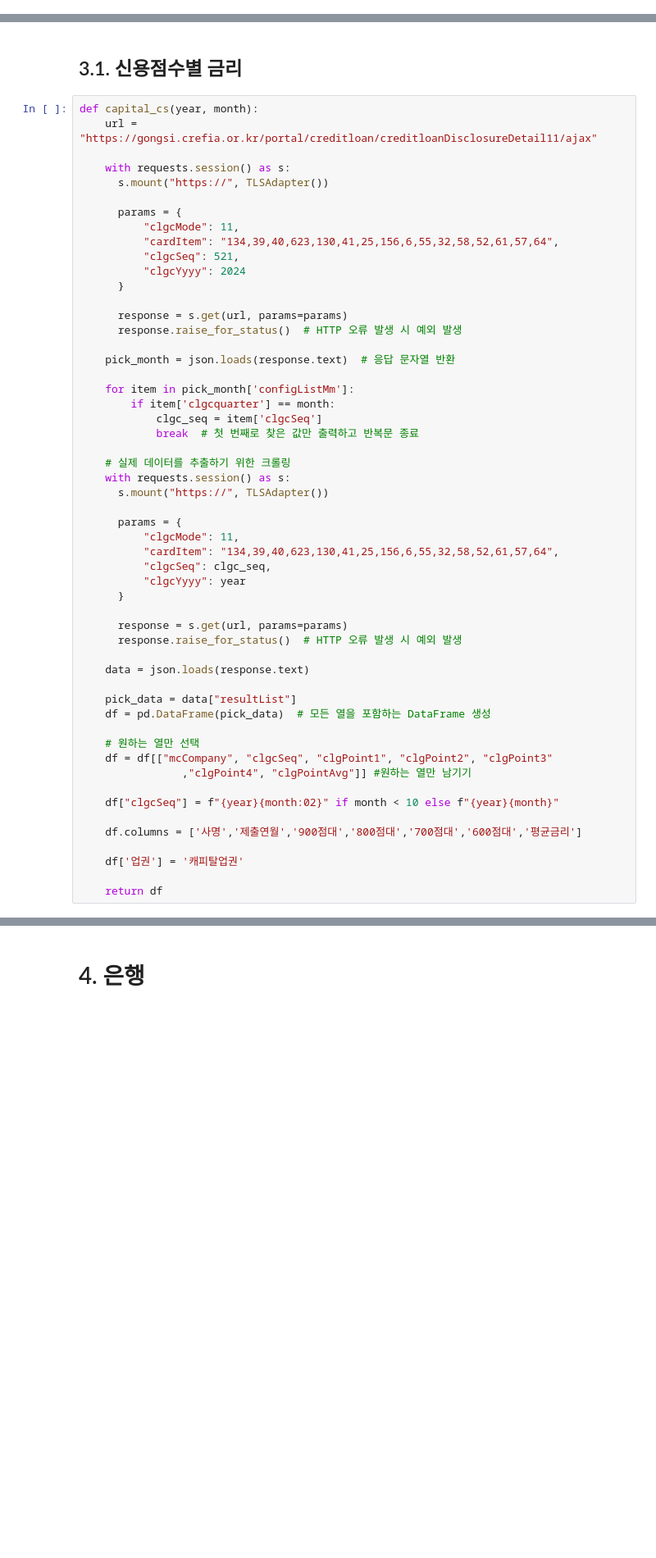
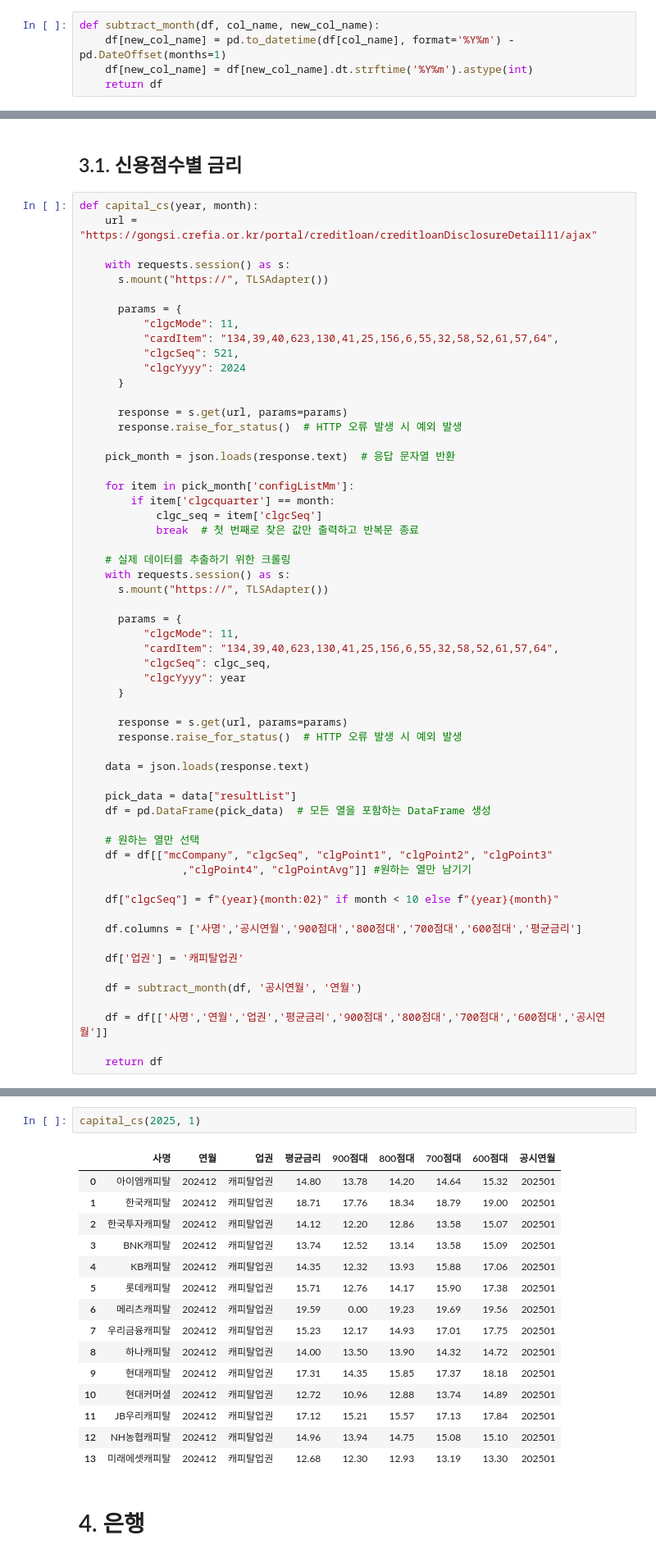
Before and after one commit to kty0307/Blog, a Jupyter notebook: GPTs.ipynb, the cells around one changed output, grey strips where cells are left out. Shown: that part at 82% size. Cells and saved outputs as stored; diff of their text form; blank space fills up the shorter version.

```diff
--- a/GPTs.ipynb
+++ b/GPTs.ipynb
@@ -26,6 +27,11 @@ class NewTLSAdapter(HTTPAdapter):
         ctx.set_ciphers("AES128-SHA256")  # 원하는 Cipher Suite 설정
         kwargs["ssl_context"] = ctx
         return super().init_poolmanager(*args, **kwargs)
+# %%
+def subtract_month(df, col_name, new_col_name):
+    df[new_col_name] = pd.to_datetime(df[col_name], format='%Y%m') - pd.DateOffset(months=1)
+    df[new_col_name] = df[new_col_name].dt.strftime('%Y%m').astype(int)
+    return df
 # %% [markdown]
 # 1. 저축은행
 # %% [markdown]
@@ -291,8 +273,12 @@ def capital_cs(year, month):
 
     df["clgcSeq"] = f"{year}{month:02}" if month < 10 else f"{year}{month}"
 
-    df.columns = ['사명','제출연월','900점대','800점대','700점대','600점대','평균금리']
+    df.columns = ['사명','공시연월','900점대','800점대','700점대','600점대','평균금리']
 
     df['업권'] = '캐피탈업권'
 
+    df = subtract_month(df, '공시연월', '연월')
+
+    df = df[['사명','연월','업권','평균금리','900점대','800점대','700점대','600점대','공시연월']]
+
     return df
@@ -317,3 +285,21 @@ def capital_cs(year, month):
+# %%
+capital_cs(2025, 1)
+# %% [output]
+|  | 사명 | 연월 | 업권 | 평균금리 | 900점대 | 800점대 | 700점대 | 600점대 | 공시연월 |
+| 0 | 아이엠캐피탈 | 202412 | 캐피탈업권 | 14.80 | 13.78 | 14.20 | 14.64 | 15.32 | 202501 |
+| 1 | 한국캐피탈 | 202412 | 캐피탈업권 | 18.71 | 17.76 | 18.34 | 18.79 | 19.00 | 202501 |
+| 2 | 한국투자캐피탈 | 202412 | 캐피탈업권 | 14.12 | 12.20 | 12.86 | 13.58 | 15.07 | 202501 |
+| 3 | BNK캐피탈 | 202412 | 캐피탈업권 | 13.74 | 12.52 | 13.14 | 13.58 | 15.09 | 202501 |
+| 4 | KB캐피탈 | 202412 | 캐피탈업권 | 14.35 | 12.32 | 13.93 | 15.88 | 17.06 | 202501 |
+| 5 | 롯데캐피탈 | 202412 | 캐피탈업권 | 15.71 | 12.76 | 14.17 | 15.90 | 17.38 | 202501 |
+| 6 | 메리츠캐피탈 | 202412 | 캐피탈업권 | 19.59 | 0.00 | 19.23 | 19.69 | 19.56 | 202501 |
+| 7 | 우리금융캐피탈 | 202412 | 캐피탈업권 | 15.23 | 12.17 | 14.93 | 17.01 | 17.75 | 202501 |
+| 8 | 하나캐피탈 | 202412 | 캐피탈업권 | 14.00 | 13.50 | 13.90 | 14.32 | 14.72 | 202501 |
+| 9 | 현대캐피탈 | 202412 | 캐피탈업권 | 17.31 | 14.35 | 15.85 | 17.37 | 18.18 | 202501 |
+| 10 | 현대커머셜 | 202412 | 캐피탈업권 | 12.72 | 10.96 | 12.88 | 13.74 | 14.89 | 202501 |
+| 11 | JB우리캐피탈 | 202412 | 캐피탈업권 | 17.12 | 15.21 | 15.57 | 17.13 | 17.84 | 202501 |
+| 12 | NH농협캐피탈 | 202412 | 캐피탈업권 | 14.96 | 13.94 | 14.75 | 15.08 | 15.10 | 202501 |
+| 13 | 미래에셋캐피탈 | 202412 | 캐피탈업권 | 12.68 | 12.30 | 12.93 | 13.19 | 13.30 | 202501 |
 # %% [markdown]
 # 4. 은행
 # %% [markdown]
```
Also changed, not shown: parts of 9 cells of this notebook.
